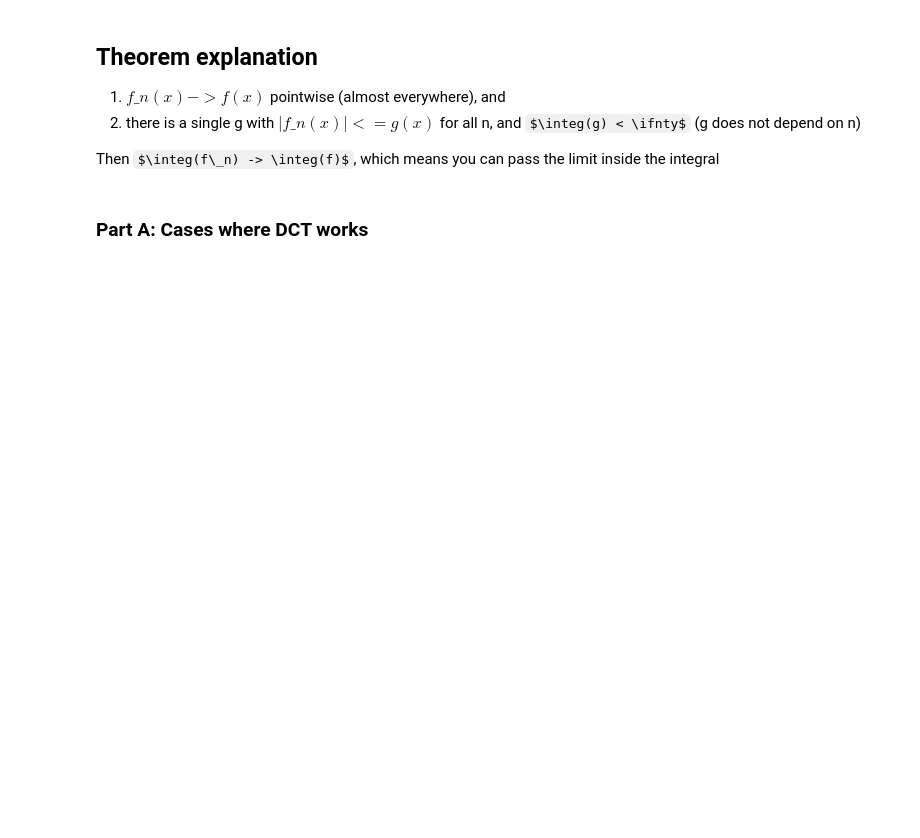
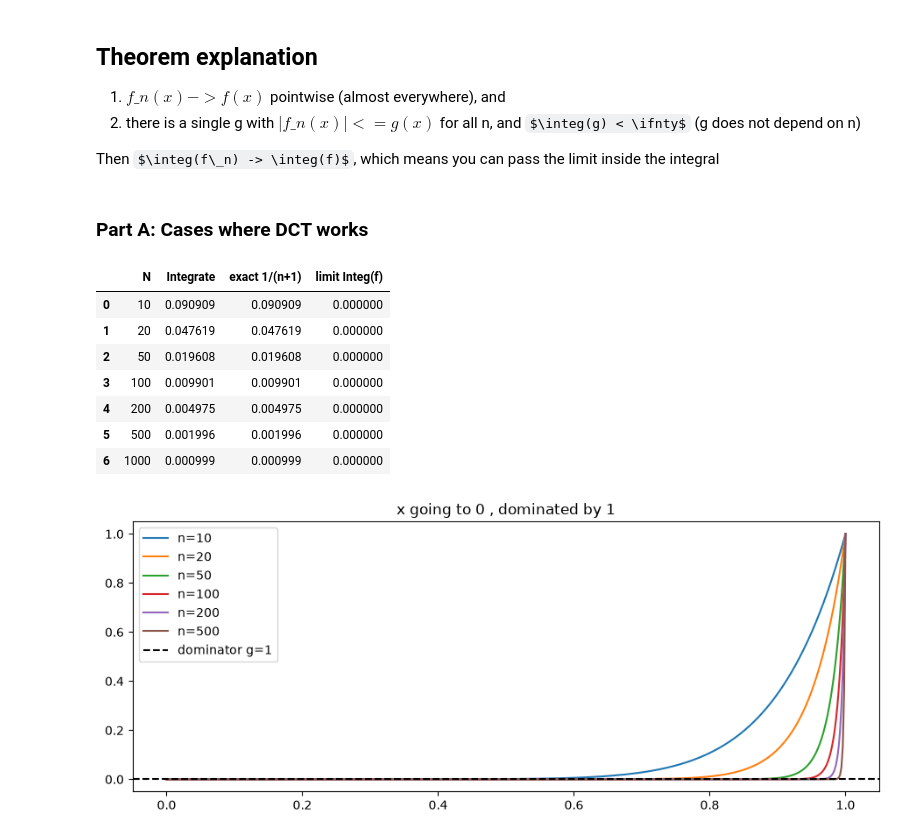
Before and after one commit to YasmineCharifi/Brownian-Motion-Simulator, a Jupyter notebook: notebooks/dominated_convergennce.ipynb, the cells around one changed output. Cells and saved outputs as stored; diff of their text form; code cells hidden in the pictures; some formulas as TeX source; blank space fills up the shorter version.

```diff
--- a/notebooks/dominated_convergennce.ipynb
+++ b/notebooks/dominated_convergennce.ipynb
@@ -37,3 +37,25 @@ def run(f, bp_fn, Ns):
 H = lambda N : np.sum(1/np.arange(1, N+1)) #harmonic number
 # %% [markdown]
 ### Part A: Cases where DCT works
+# %%
+ns = [10, 20, 50, 100, 200, 500, 1000]
+df = pd.DataFrame({'N': ns, 'Integrate': [integrate(lambda x: x**n, 0, 1) for n in ns]})
+df["exact 1/(n+1)"] = 1/(df["N"] + 1)
+df["limit Integ(f)"] = 0.0
+display(df)
+
+x = np.linspace(0, 1, 500)
+for n in [10, 20, 50, 100, 200, 500]:
+    plt.plot(x, x**n, label=f'n={n}')
+plt.axhline(0, color='k', ls="--",label="dominator g=1")
+plt.title("x going to 0 , dominated by 1"); plt.legend(); plt.show()
+# %% [output]
+|  | N | Integrate | exact 1/(n+1) | limit Integ(f) |
+| 0 | 10 | 0.090909 | 0.090909 | 0.000000 |
+| 1 | 20 | 0.047619 | 0.047619 | 0.000000 |
+| 2 | 50 | 0.019608 | 0.019608 | 0.000000 |
+| 3 | 100 | 0.009901 | 0.009901 | 0.000000 |
+| 4 | 200 | 0.004975 | 0.004975 | 0.000000 |
+| 5 | 500 | 0.001996 | 0.001996 | 0.000000 |
+| 6 | 1000 | 0.000999 | 0.000999 | 0.000000 |
+[figure, added]
```
